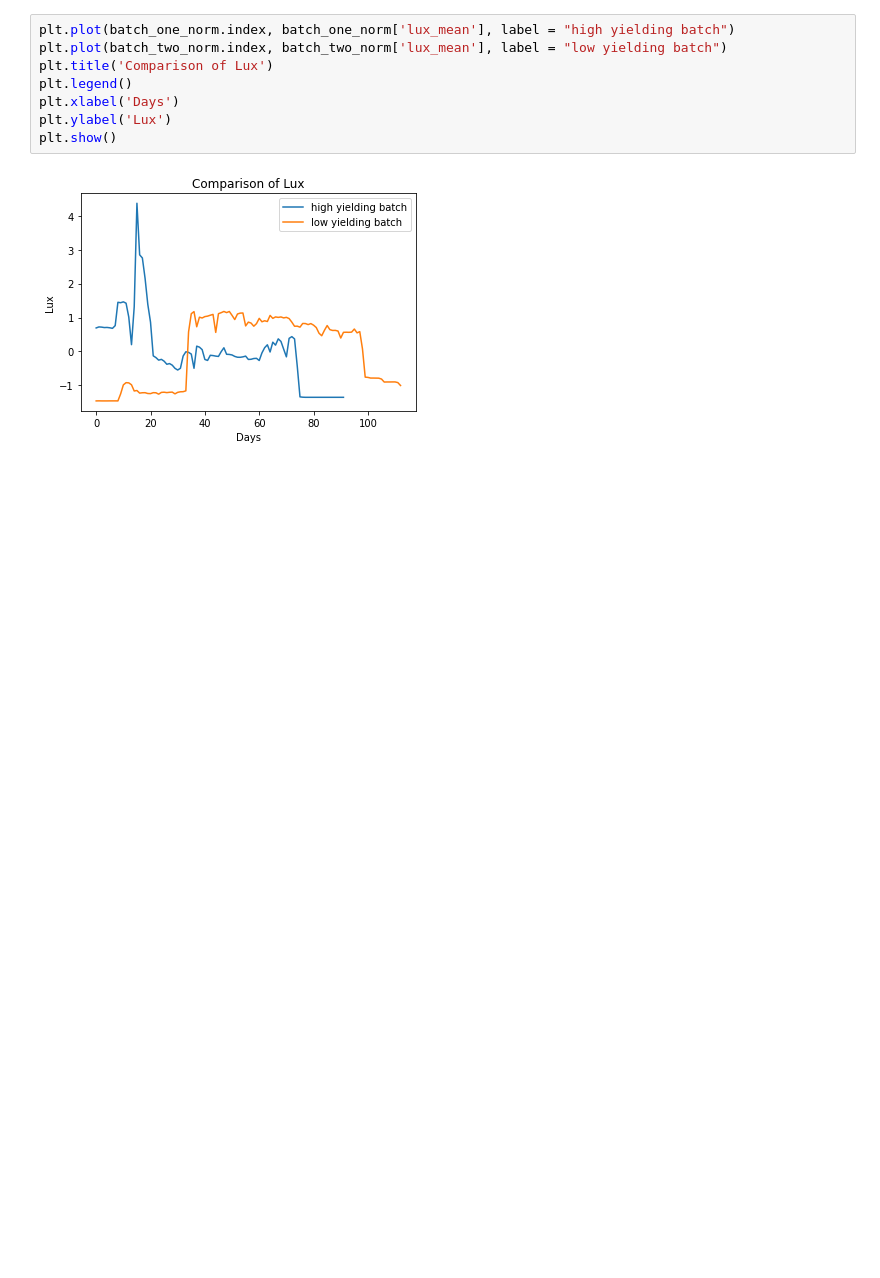
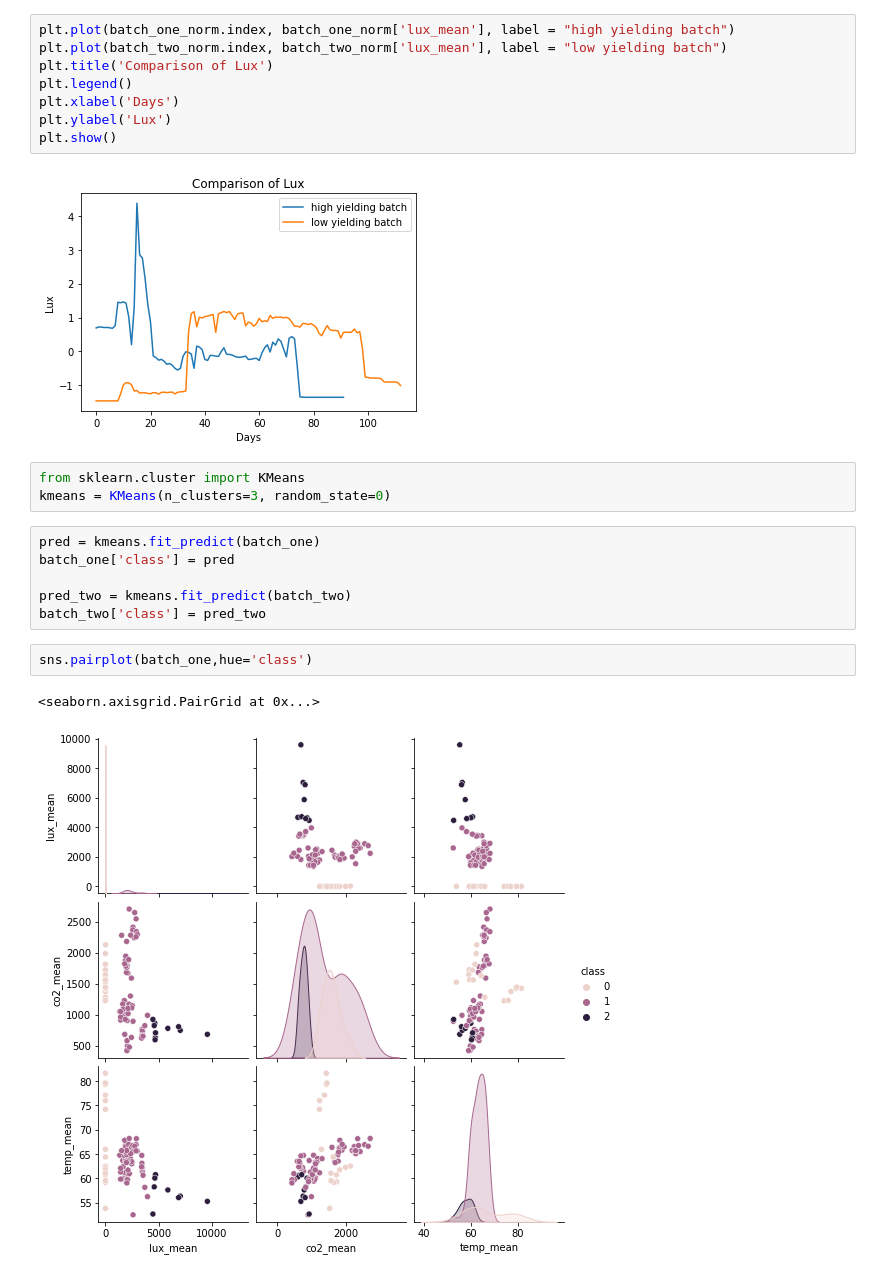
Before and after one commit to ronanmccormack-ca/ProgrammingforBigData, a Jupyter notebook: Big Data Project/Yield Prediction.ipynb, the cells around one changed output. Cells and saved outputs as stored; diff of their text form; blank space fills up the shorter version.

```diff
--- a/Big Data Project/Yield Prediction.ipynb
+++ b/Big Data Project/Yield Prediction.ipynb
@@ -388,3 +389,17 @@ plt.ylabel('Lux')
 plt.show()
 # %% [output]
 [figure]
+# %%
+from sklearn.cluster import KMeans
+kmeans = KMeans(n_clusters=3, random_state=0)
+# %%
+pred = kmeans.fit_predict(batch_one)
+batch_one['class'] = pred
+
+pred_two = kmeans.fit_predict(batch_two)
+batch_two['class'] = pred_two
+# %%
+sns.pairplot(batch_one,hue='class')
+# %% [output]
+<seaborn.axisgrid.PairGrid at 0x...>
+[figure, added]
```
Also changed, not shown: parts of 3 cells of this notebook.
